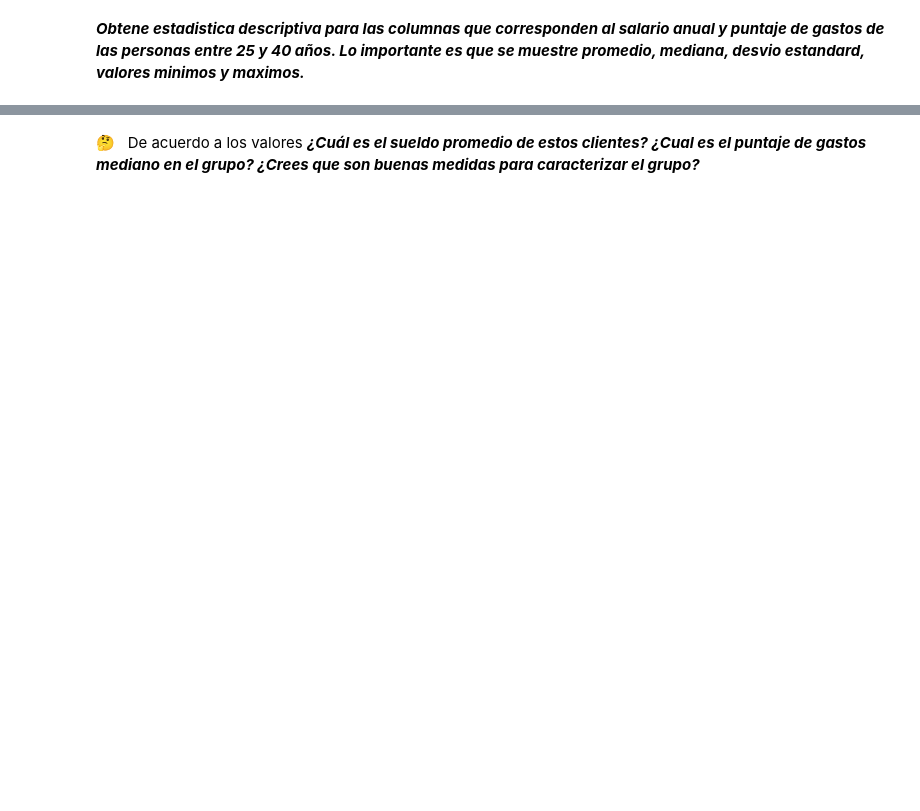
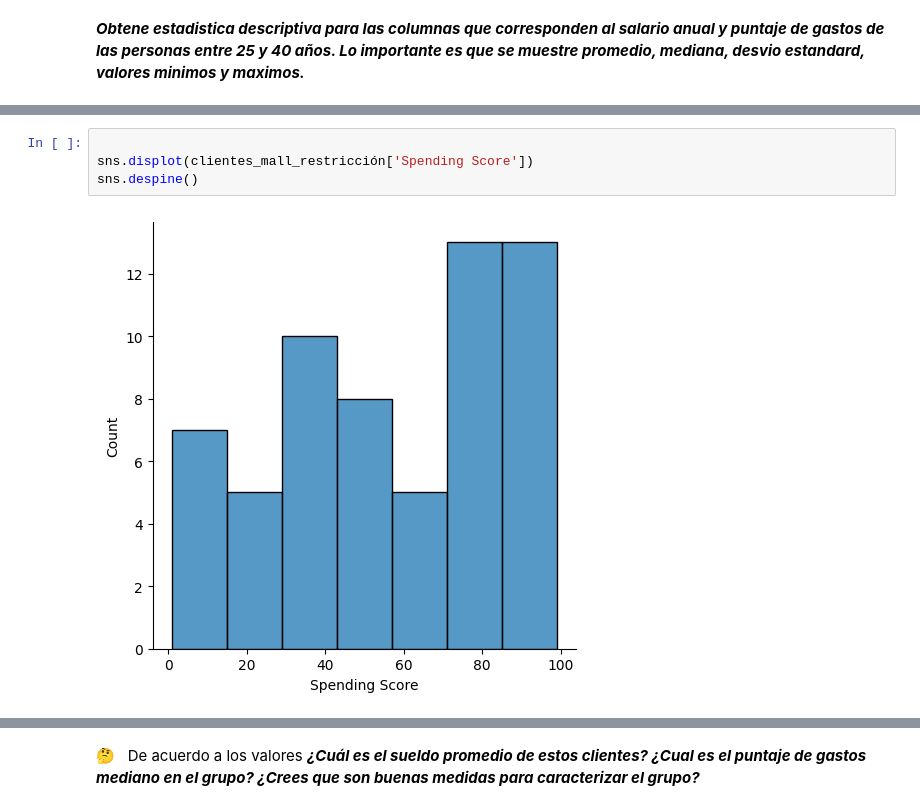
Before and after one commit to Guadalescano/Curso-Data-Science, a Jupyter notebook: Notebook_10.ipynb, the cells around one changed output, grey strips where cells are left out. Drawn from its saved outputs; the diff is of its cells as text; blank space fills up the shorter version.

```diff
--- a/Notebook_10.ipynb
+++ b/Notebook_10.ipynb
@@ -55,0 +211,6 @@ Porque tu compañia quiere diseñar un a campaña de marketing especial para per
+# %%
+
+sns.displot(clientes_mall_restricción['Spending Score'])
+sns.despine()
+# %% [output]
+[figure, added]
```
Also changed, not shown: parts of 16 cells of this notebook.
